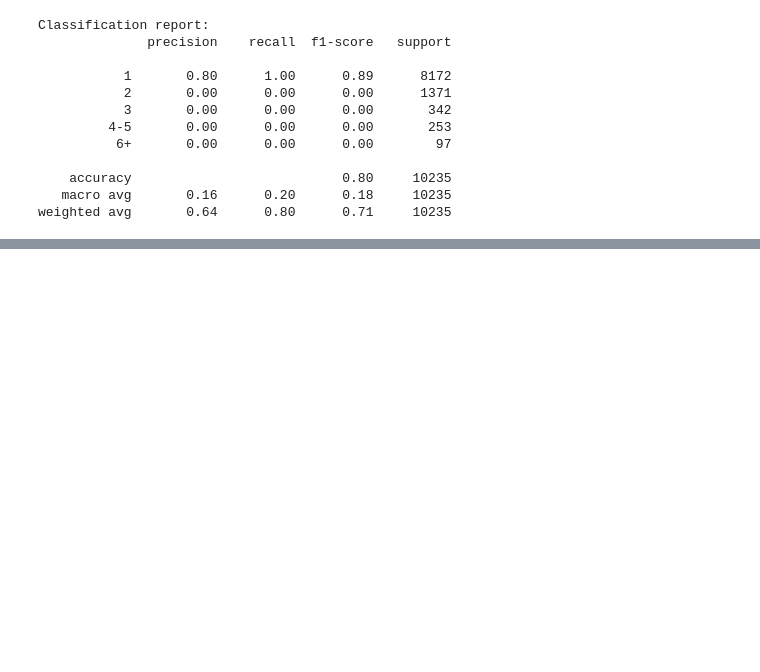
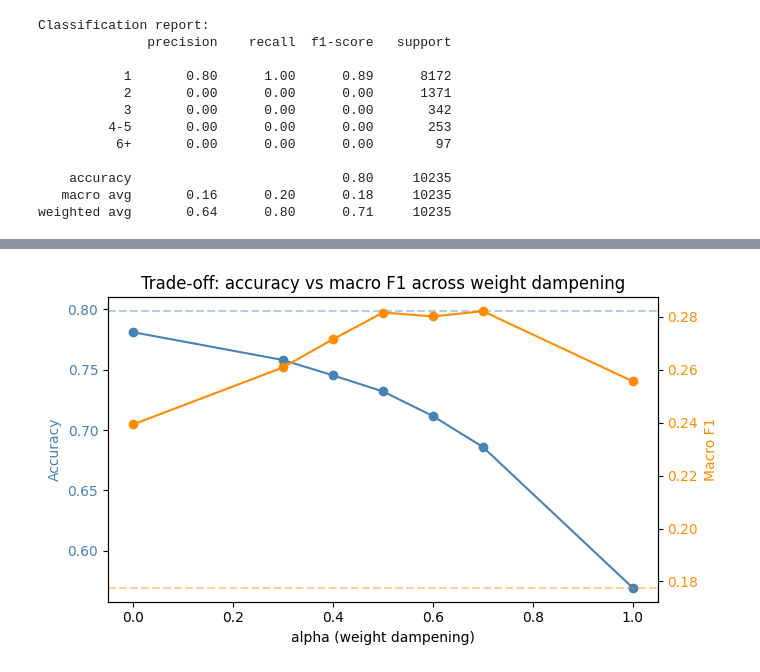
Before and after one commit to Happydeath97/analyticalProjectProductPricing, a Jupyter notebook: notebooks/model_exploration/quantity_model/quantity_classification.ipynb, the cells around one changed output, grey strips where cells are left out. Saved outputs shown, nothing was run; the diff lists cells and outputs as text; code cells hidden in the pictures; blank space fills up the shorter version.

Commit message:
quantity_classification finished on both sample and full dataset

```diff
--- a/notebooks/model_exploration/quantity_model/quantity_classification.ipynb
+++ b/notebooks/model_exploration/quantity_model/quantity_classification.ipynb
@@ -214,0 +511,19 @@ weighted avg       0.64      0.80      0.71     10235
+# %%
+def make_dampened_weights(y_enc, alpha):
+    """
+    Returns (per_class_weights, per_sample_weights).
+    alpha=0 -> no weighting; alpha=1 -> full 'balanced'; alpha=0.5 -> sqrt damping.
+    Weights are rescaled so the mean per-sample weight equals 1.
+    """
+    counts = np.bincount(y_enc)
+    n, k = len(y_enc), len(counts)
+    raw = n / (k * counts)         # standard 'balanced' weights
+    damped = raw ** alpha           # dampen
+    damped = damped / damped.mean() # normalize
+    return damped, damped[y_enc]
+
+# Quick look at what the weights become at our chosen alpha
+cls_w_05, _ = make_dampened_weights(y_train_enc, alpha=0.5)
+print("Per-class weights at alpha=0.5:")
+for cls, w in zip(CLASS_ORDER, cls_w_05):
+    print(f"  '{cls}' -> {w:.2f}")
@@ -214,0 +591,21 @@ weighted avg       0.64      0.80      0.71     10235
+# %%
+fig, ax1 = plt.subplots(figsize=(7, 4))
+
+ax1.plot(sweep_df["alpha"], sweep_df["accuracy"], "o-", color="steelblue", label="Accuracy")
+ax1.set_xlabel("alpha (weight dampening)")
+ax1.set_ylabel("Accuracy", color="steelblue")
+ax1.tick_params(axis="y", labelcolor="steelblue")
+
+ax2 = ax1.twinx()
+ax2.plot(sweep_df["alpha"], sweep_df["macro_f1"], "o-", color="darkorange", label="Macro F1")
+ax2.set_ylabel("Macro F1", color="darkorange")
+ax2.tick_params(axis="y", labelcolor="darkorange")
+
+# Mark baselines
+ax1.axhline(baseline_acc, color="steelblue", ls="--", alpha=0.4)
+ax2.axhline(baseline_f1, color="darkorange", ls="--", alpha=0.4)
+
+plt.title("Trade-off: accuracy vs macro F1 across weight dampening")
+plt.tight_layout(); plt.show()
+# %% [output]
+[figure, added]
```
Also changed, not shown: parts of 38 cells of this notebook, 1 other file.
